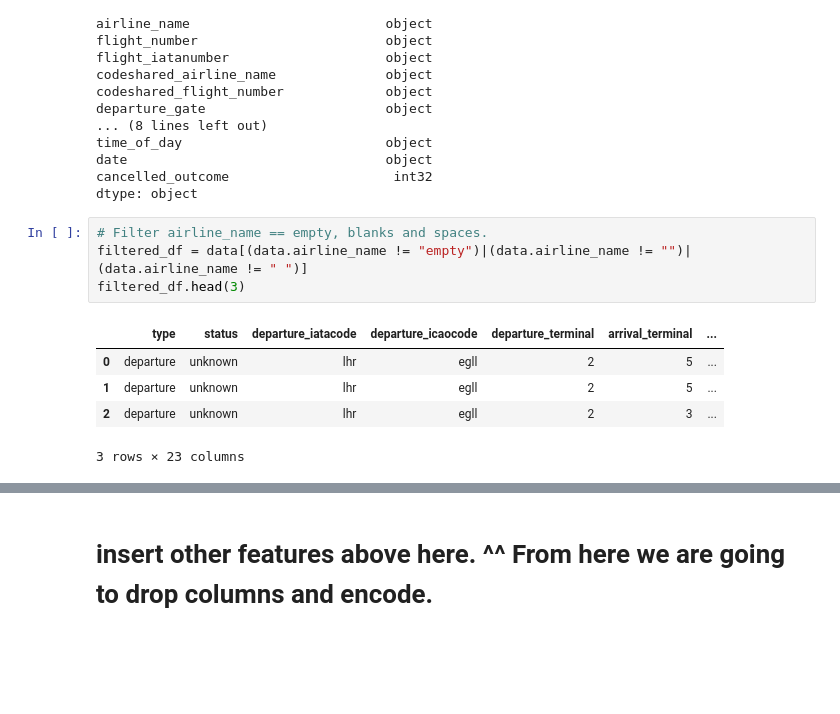
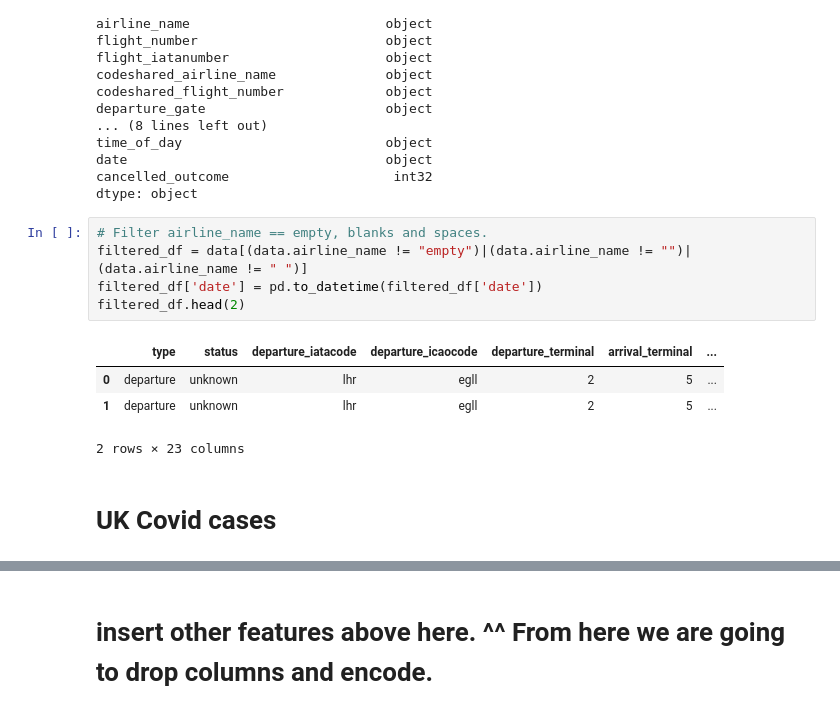
Before and after one commit to emcbride09/flight_cancellation_prediction, a Jupyter notebook: 4- Feature Engineering/4- Feature engineering.ipynb, the cells around one changed output, grey strips where cells are left out. Cells and saved outputs as stored; diff of their text form; blank space fills up the shorter version.

```diff
--- a/4- Feature Engineering/4- Feature engineering.ipynb
+++ b/4- Feature Engineering/4- Feature engineering.ipynb
@@ -75,10 +81,12 @@ dtype: object
 # %%
 # Filter airline_name == empty, blanks and spaces.
 filtered_df = data[(data.airline_name != "empty")|(data.airline_name != "")|(data.airline_name != " ")]
-filtered_df.head(3)
+filtered_df['date'] = pd.to_datetime(filtered_df['date'])
+filtered_df.head(2)
 # %% [output]
 |  | type | status | departure_iatacode | departure_icaocode | departure_terminal | arrival_terminal | ... |
 | 0 | departure | unknown | lhr | egll | 2 | 5 | ... |
 | 1 | departure | unknown | lhr | egll | 2 | 5 | ... |
-| 2 | departure | unknown | lhr | egll | 2 | 3 | ... |
-3 rows × 23 columns
+2 rows × 23 columns
+# %% [markdown]
+# UK Covid cases
```
Also changed, not shown: parts of 6 cells of this notebook, 4 other files.
